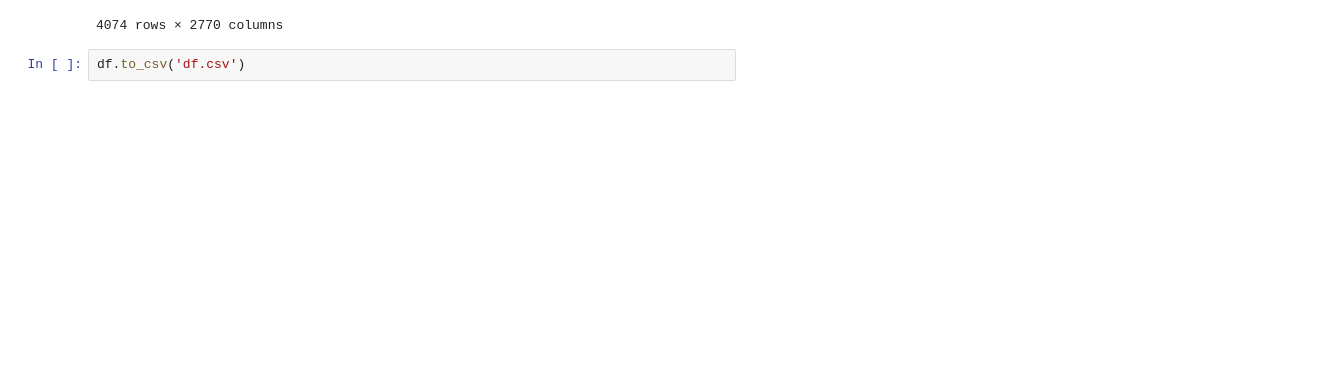
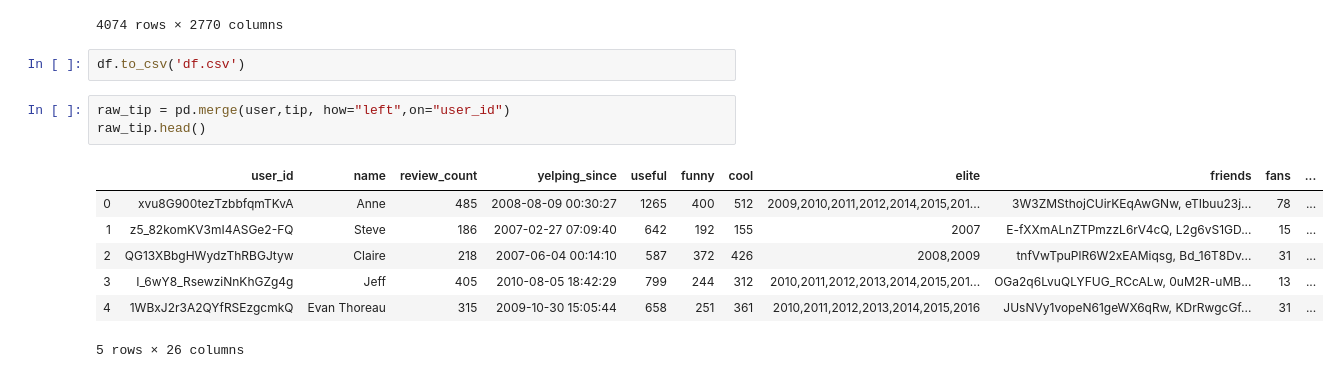
Before and after one commit to cocofreefarm/Module3, a Jupyter notebook: Data/Module 3 Data Cleaning.ipynb, the cells around one changed output. Saved outputs shown, nothing was run; the diff lists cells and outputs as text; blank space fills up the shorter version.

```diff
--- a/Data/Module 3 Data Cleaning.ipynb
+++ b/Data/Module 3 Data Cleaning.ipynb
@@ -145,3 +145,14 @@ df
 4074 rows × 2770 columns
 # %%
 df.to_csv('df.csv')
+# %%
+raw_tip = pd.merge(user,tip, how="left",on="user_id")
+raw_tip.head()
+# %% [output]
+|  | user_id | name | review_count | yelping_since | useful | funny | cool | elite | friends | fans | ... |
+| 0 | xvu8G900tezTzbbfqmTKvA | Anne | 485 | 2008-08-09 00:30:27 | 1265 | 400 | 512 | 2009,2010,2011,2012,2014,2015,201... | 3W3ZMSthojCUirKEqAwGNw, eTIbuu23j... | 78 | ... |
+| 1 | z5_82komKV3mI4ASGe2-FQ | Steve | 186 | 2007-02-27 07:09:40 | 642 | 192 | 155 | 2007 | E-fXXmALnZTPmzzL6rV4cQ, L2g6vS1GD... | 15 | ... |
+| 2 | QG13XBbgHWydzThRBGJtyw | Claire | 218 | 2007-06-04 00:14:10 | 587 | 372 | 426 | 2008,2009 | tnfVwTpuPlR6W2xEAMiqsg, Bd_16T8Dv... | 31 | ... |
+| 3 | I_6wY8_RsewziNnKhGZg4g | Jeff | 405 | 2010-08-05 18:42:29 | 799 | 244 | 312 | 2010,2011,2012,2013,2014,2015,201... | OGa2q6LvuQLYFUG_RCcALw, 0uM2R-uMB... | 13 | ... |
+| 4 | 1WBxJ2r3A2QYfRSEzgcmkQ | Evan Thoreau | 315 | 2009-10-30 15:05:44 | 658 | 251 | 361 | 2010,2011,2012,2013,2014,2015,2016 | JUsNVy1vopeN61geWX6qRw, KDrRwgcGf... | 31 | ... |
+5 rows × 26 columns
```
Also changed, not shown: parts of 9 cells of this notebook, 4 other files.
